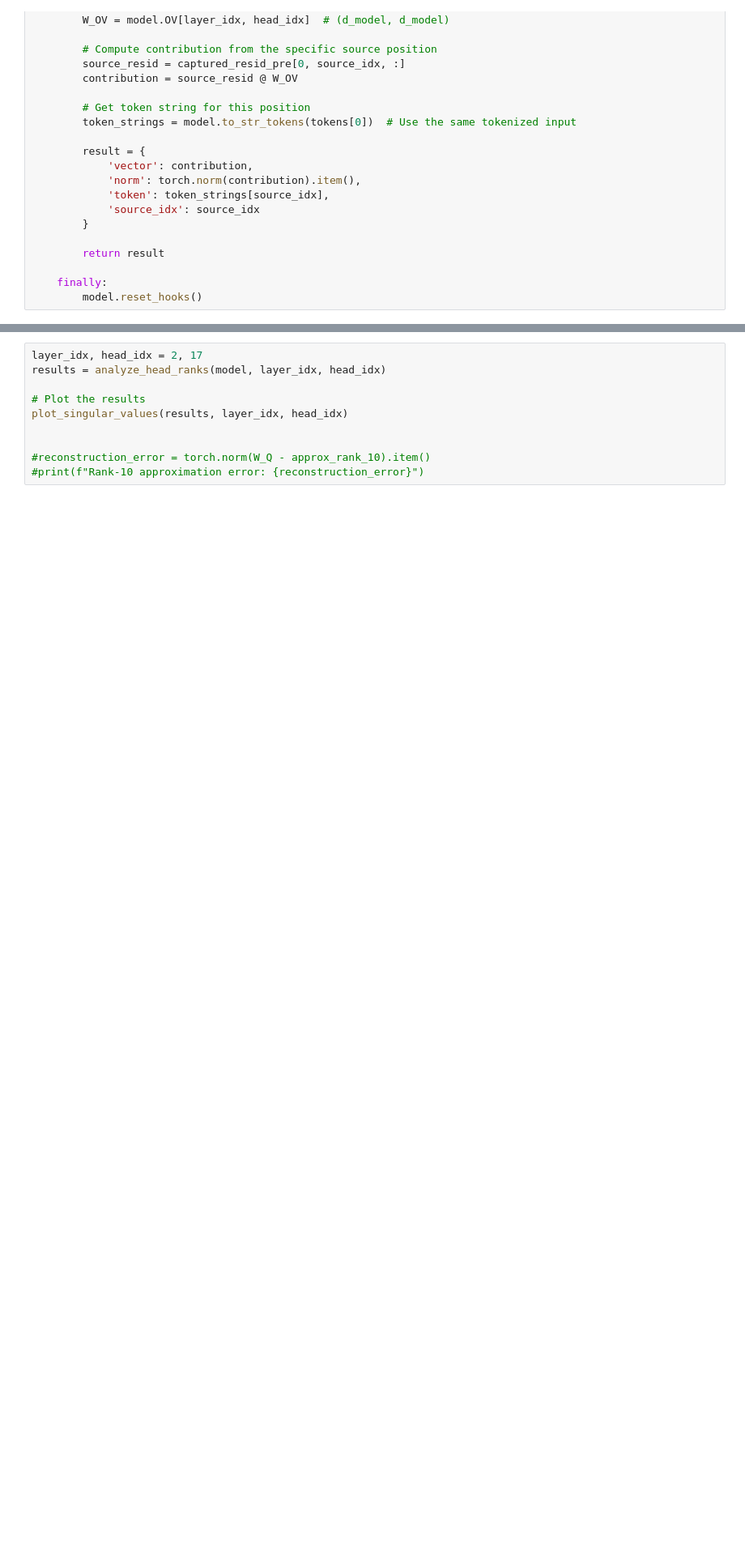
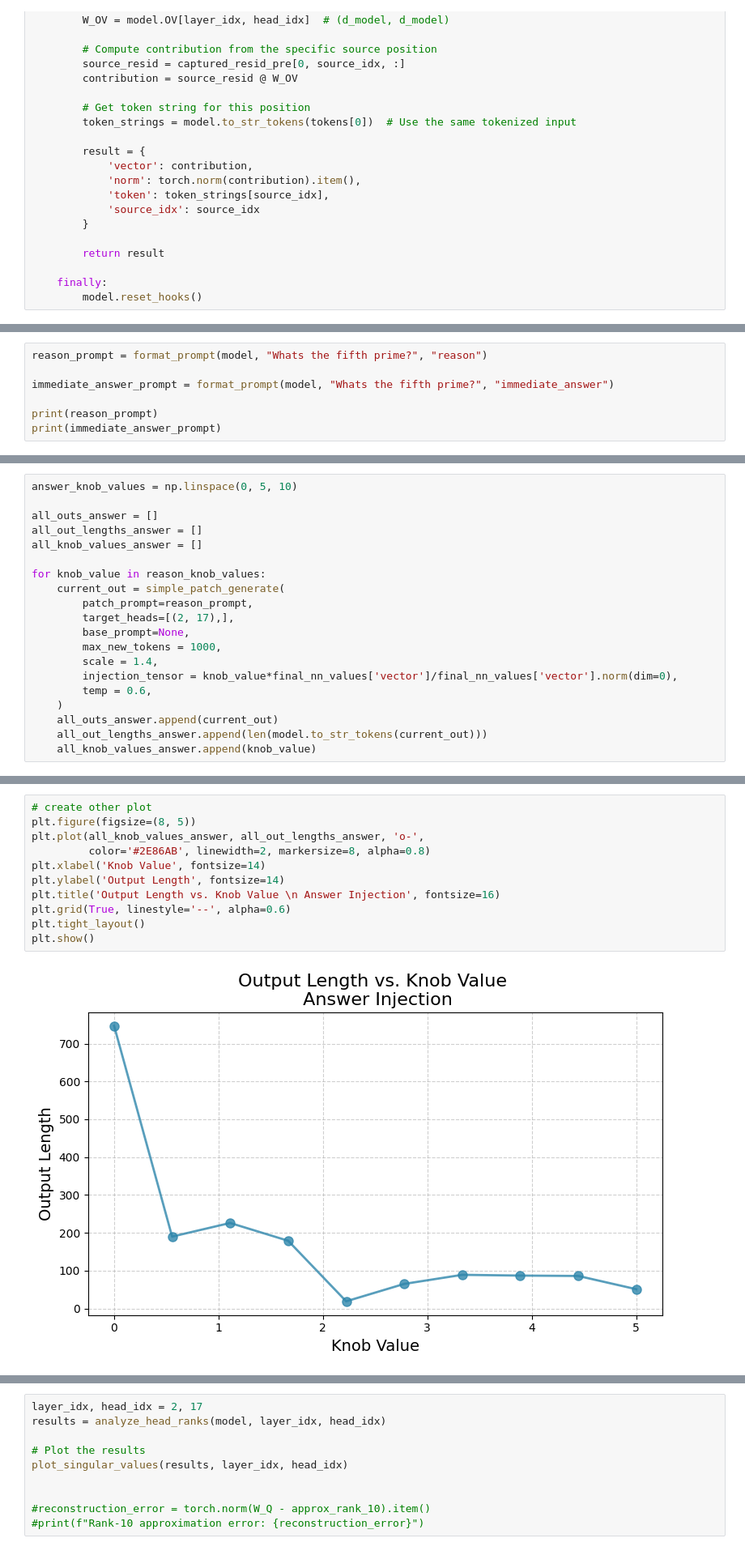
Before and after one commit to durrcommasteven/reasoning_vector_research, a Jupyter notebook: attn_analysis_2_17.ipynb, the cells around one changed output, grey strips where cells are left out. Shown: that part at 81% size. Drawn from its saved outputs; the diff is of its cells as text; blank space fills up the shorter version.

```diff
--- a/attn_analysis_2_17.ipynb
+++ b/attn_analysis_2_17.ipynb
@@ -321,0 +466,7 @@ def analyze_head_attention_sources(model, head, prompt: str, source_idx: int):
+# %%
+reason_prompt = format_prompt(model, "Whats the fifth prime?", "reason")
+
+immediate_answer_prompt = format_prompt(model, "Whats the fifth prime?", "immediate_answer")
+
+print(reason_prompt)
+print(immediate_answer_prompt)
@@ -321,0 +609,20 @@ def analyze_head_attention_sources(model, head, prompt: str, source_idx: int):
+# %%
+answer_knob_values = np.linspace(0, 5, 10)
+
+all_outs_answer = []
+all_out_lengths_answer = []
+all_knob_values_answer = []
+
+for knob_value in reason_knob_values:
+    current_out = simple_patch_generate(
+        patch_prompt=reason_prompt,
+        target_heads=[(2, 17),],
+        base_prompt=None,
+        max_new_tokens = 1000,
+        scale = 1.4,
+        injection_tensor = knob_value*final_nn_values['vector']/final_nn_values['vector'].norm(dim=0),
+        temp = 0.6,
+    )
+    all_outs_answer.append(current_out)
+    all_out_lengths_answer.append(len(model.to_str_tokens(current_out)))
+    all_knob_values_answer.append(knob_value)
@@ -321,0 +652,13 @@ def analyze_head_attention_sources(model, head, prompt: str, source_idx: int):
+# %%
+# create other plot
+plt.figure(figsize=(8, 5))
+plt.plot(all_knob_values_answer, all_out_lengths_answer, 'o-',
+         color='#2E86AB', linewidth=2, markersize=8, alpha=0.8)
+plt.xlabel('Knob Value', fontsize=14)
+plt.ylabel('Output Length', fontsize=14)
+plt.title('Output Length vs. Knob Value \n Answer Injection', fontsize=16)
+plt.grid(True, linestyle='--', alpha=0.6)
+plt.tight_layout()
+plt.show()
+# %% [output]
+[figure, added]
```
Also changed, not shown: parts of 30 cells of this notebook.
